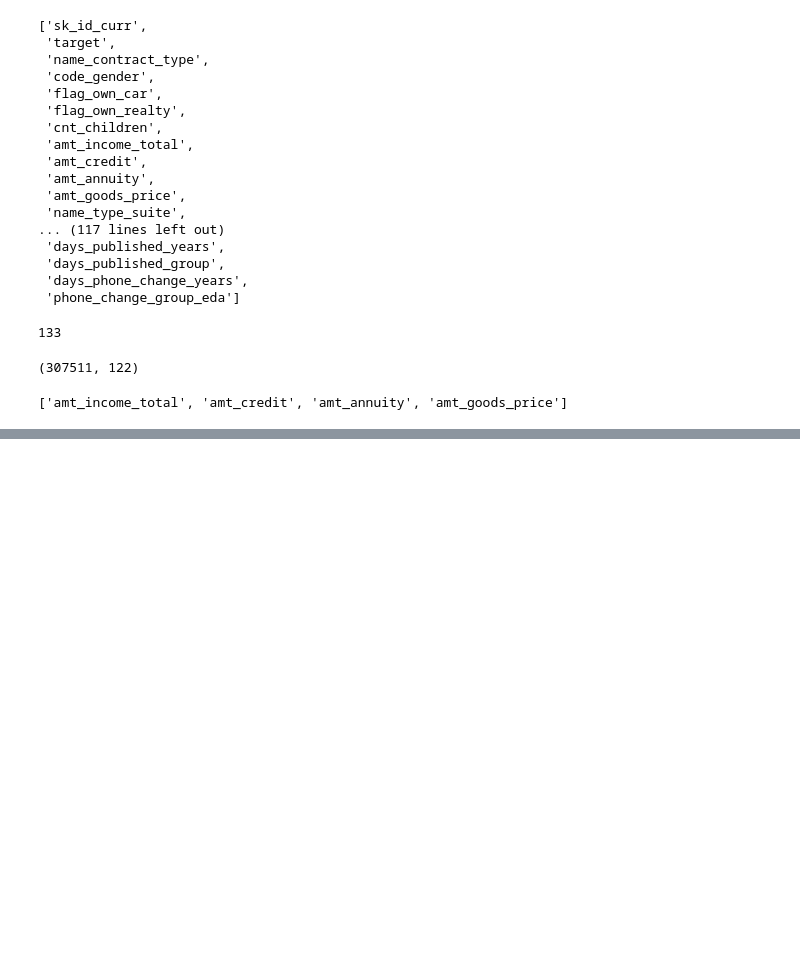
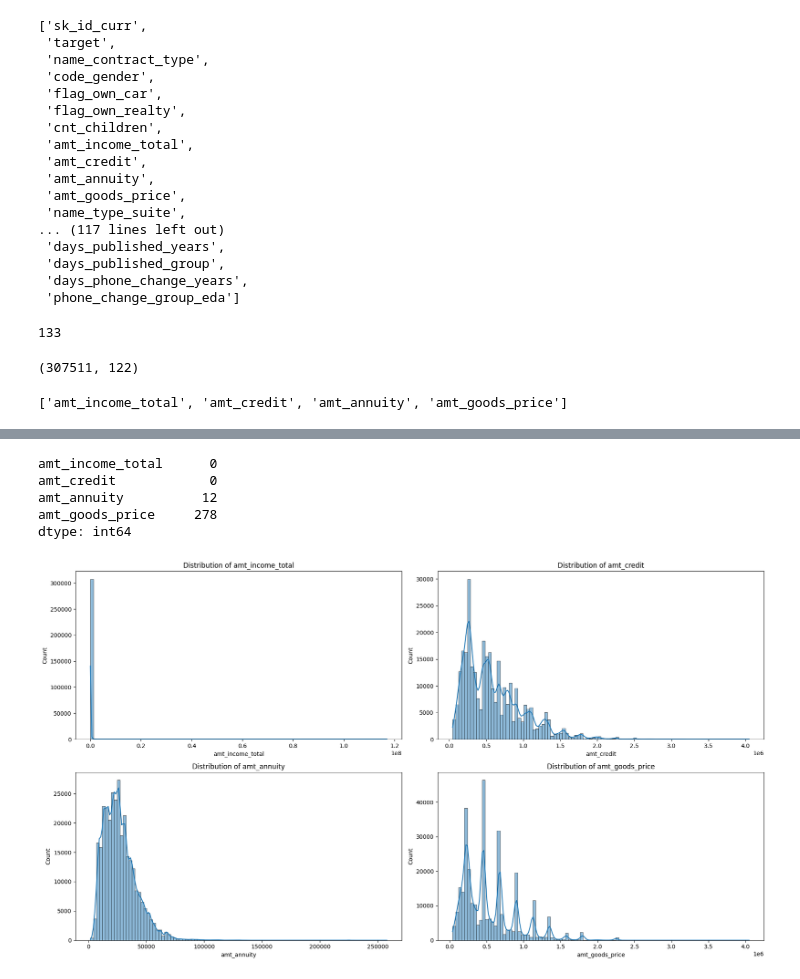
Before and after one commit to Roxy099/data_science_project, a Jupyter notebook: notebooks/baseline_model.ipynb, the cells around one changed output, grey strips where cells are left out. Cells and saved outputs as stored; diff of their text form; code cells hidden in the pictures; blank space fills up the shorter version.

Commit message:
completed eda of amt_related_features

```diff
--- a/notebooks/baseline_model.ipynb
+++ b/notebooks/baseline_model.ipynb
@@ -1914,0 +1923,20 @@ amt_related_features
+# %%
+application_df[amt_related_features].isnull().sum()
+# %% [output]
+amt_income_total      0
+amt_credit            0
+amt_annuity          12
+amt_goods_price     278
+dtype: int64
+# %%
+fig, axes = plt.subplots(2, 2, figsize=(18, 10))
+for ax, feature in zip(axes.flat, amt_related_features):
+    sns.histplot(data=application_df, x=feature, kde=True,bins=100,ax=ax)
+    ax.set_title(f'Distribution of {feature}')
+    ax.set_xlabel(feature)
+    ax.set_ylabel('Count')
+
+plt.tight_layout()
+plt.show()
+# %% [output]
+[figure, added]
```
Also changed, not shown: parts of 24 cells of this notebook.
